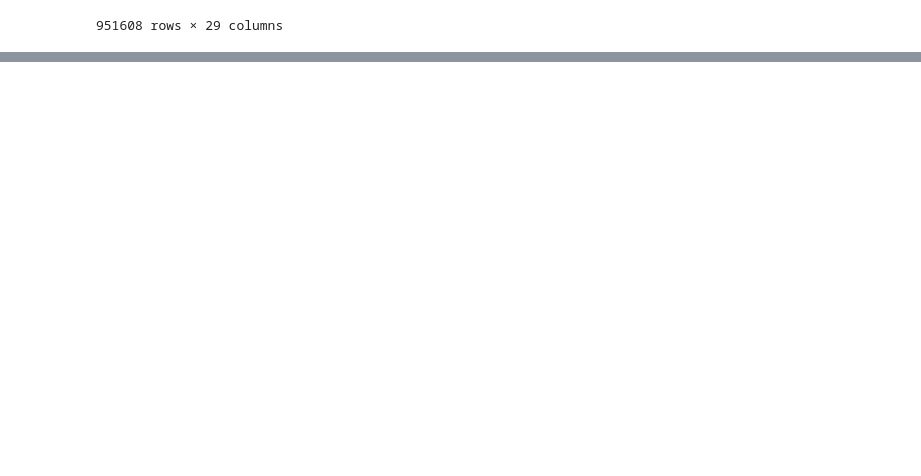
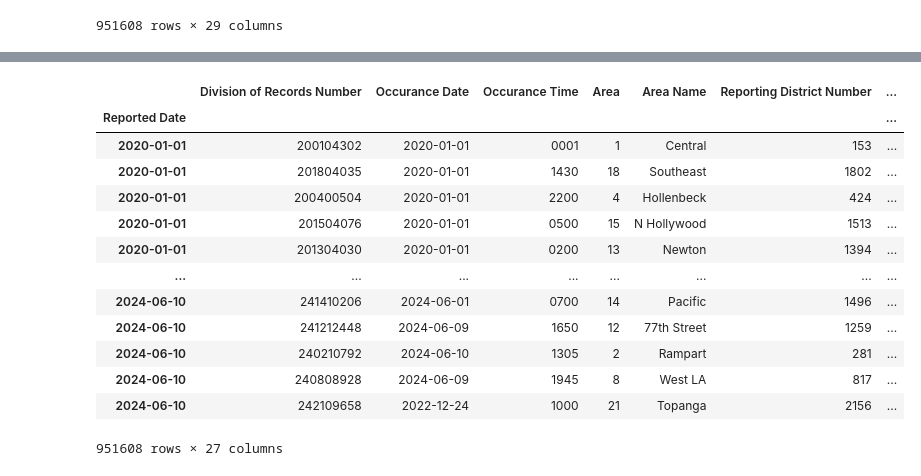
Before and after one commit to gurmemi/LA-Crime-Data-From-2020, a Jupyter notebook: Los Angeles Crime Analysis.ipynb, the cells around one changed output, grey strips where cells are left out. Drawn from its saved outputs; the diff is of its cells as text; code cells hidden in the pictures; blank space fills up the shorter version.

```diff
--- a/Los Angeles Crime Analysis.ipynb
+++ b/Los Angeles Crime Analysis.ipynb
@@ -43,4 +47,4 @@ crime_data
 # %%
-# Drop __id column as it is irrelevant
+# Drop __id column as it is irrelevant for the analysis and crm_cd_1 and crm_cd are the same (according to data definition).
 
-crime_data.drop('__id', axis=1, inplace=True)
+crime_data_copy.drop(['__id', 'crm_cd_1'], axis=1, inplace=True)
@@ -71,0 +104,33 @@ memory usage: 203.3+ MB
+# %%
+crime_data_copy.rename(
+    columns={
+        'dr_no': 'Division of Records Number',
+        'date_rptd': 'Reported Date',
+        'date_occ': 'Occurance Date',
+        'time_occ': 'Occurance Time',
+        'area': 'Area',
+        'area_name': 'Area Name',
+        'rpt_dist_no': 'Reporting District Number',
+        'part_1_2': 'Part 1 or 2',
+        'crm_cd': 'Crime Code',
+        'crm_cd_desc': 'Crime Code Description',
+        'mocodes': 'Modus Operandi Codes',
+        'vict_age': 'Victim Age',
+        'vict_sex': 'Victim Sex',
+        'vict_descent': 'Victim Descent',
+        'premis_cd': 'Premise Code',
+        'premis_desc': 'Premise Description',
+        'weapon_used_cd': 'Weapon Used Code',
+        'weapon_desc': 'Weapon Description',
+        'status': 'Case Status',
+        'status_desc': 'Case Status Description',
+        'crm_cd_2': 'Crime Code 2',
+        'crm_cd_3': 'Crime Code 3',
+        'crm_cd_4': 'Crime Code 4',
+        'location': 'Location',
+        'cross_street': 'Cross Street',
+        'lat': 'Latitude',
+        'lon': 'Longitude'
+
+    }, inplace= True
+)
@@ -71,0 +141,17 @@ memory usage: 203.3+ MB
+# %%
+crime_data_copy.set_index('Reported Date', inplace=True)
+# %% [output]
+|  | Division of Records Number | Occurance Date | Occurance Time | Area | Area Name | Reporting District Number | ... |
+| Reported Date |  |  |  |  |  |  | ... |
+| 2020-01-01 | 200104302 | 2020-01-01 | 0001 | 1 | Central | 153 | ... |
+| 2020-01-01 | 201804035 | 2020-01-01 | 1430 | 18 | Southeast | 1802 | ... |
+| 2020-01-01 | 200400504 | 2020-01-01 | 2200 | 4 | Hollenbeck | 424 | ... |
+| 2020-01-01 | 201504076 | 2020-01-01 | 0500 | 15 | N Hollywood | 1513 | ... |
+| 2020-01-01 | 201304030 | 2020-01-01 | 0200 | 13 | Newton | 1394 | ... |
+| ... | ... | ... | ... | ... | ... | ... | ... |
+| 2024-06-10 | 241410206 | 2024-06-01 | 0700 | 14 | Pacific | 1496 | ... |
+| 2024-06-10 | 241212448 | 2024-06-09 | 1650 | 12 | 77th Street | 1259 | ... |
+| 2024-06-10 | 240210792 | 2024-06-10 | 1305 | 2 | Rampart | 281 | ... |
+| 2024-06-10 | 240808928 | 2024-06-09 | 1945 | 8 | West LA | 817 | ... |
+| 2024-06-10 | 242109658 | 2022-12-24 | 1000 | 21 | Topanga | 2156 | ... |
+951608 rows × 27 columns
```
Also changed, not shown: parts of 12 cells of this notebook.
